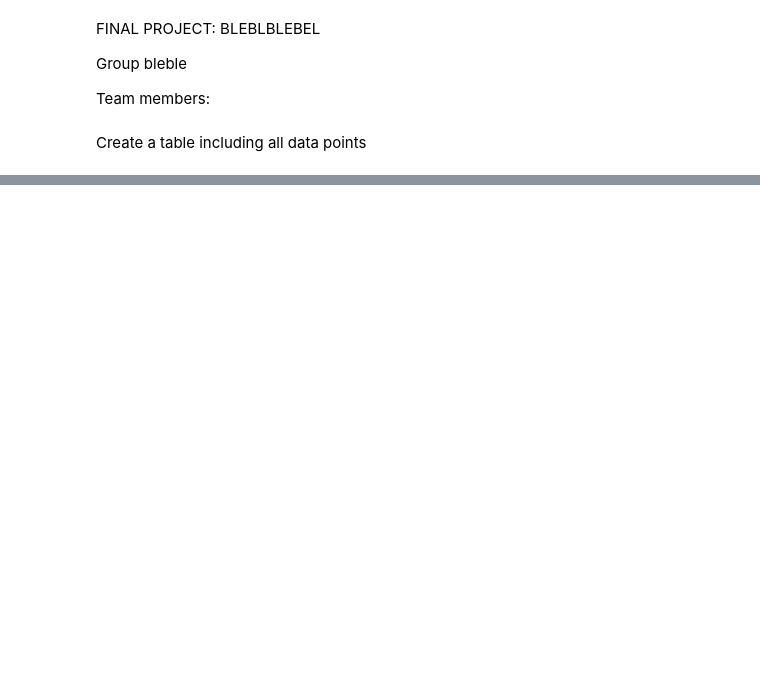
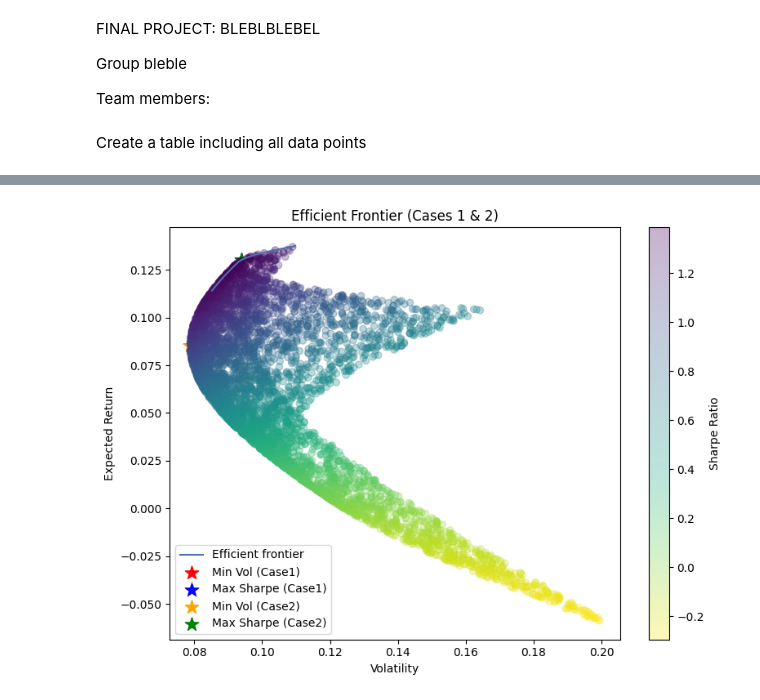
Before and after one commit to nanaaaiya/quanfin_final, a Jupyter notebook: final.ipynb, the cells around one changed output, grey strips where cells are left out. Saved outputs shown, nothing was run; the diff lists cells and outputs as text; code cells hidden in the pictures; blank space fills up the shorter version.

```diff
--- a/final.ipynb
+++ b/final.ipynb
@@ -129,0 +137,15 @@ print(monthly_avg)
+# %%
+# Select log return columns
+returns = df_returns[['gold_log_return', 'bond_log_return', 'stock_log_return']]
+
+# Annualize mean return vector
+mean_return_annual = returns.mean() * 12
+
+# Annualize covariance matrix
+cov_matrix_annual = returns.cov() * 12
+
+print("Annualized Mean Return Vector:")
+print(mean_return_annual)
+
+print("\nAnnualized Covariance Matrix:")
+print(cov_matrix_annual)
@@ -129,0 +247,66 @@ print(monthly_avg)
+# %%
+
+
+# mu = mean returns vector (annualized)
+# S = covariance matrix (annualized)
+
+# ---------------- CASE 1: Baseline ----------------
+ef_case1 = EfficientFrontier(mu, Sigma)  # no extra constraints besides default bounds (0,1)
+
+# Minimum volatility
+ef_min_vol_case1 = ef_case1.deepcopy()
+weights_min_vol_case1 = ef_min_vol_case1.min_volatility()
+ret_min_vol, std_min_vol, _ = ef_min_vol_case1.portfolio_performance(verbose=True)
+
+# Maximum Sharpe ratio
+ef_max_sharpe_case1 = ef_case1.deepcopy()
+weights_max_sharpe_case1 = ef_max_sharpe_case1.max_sharpe(risk_free_rate=0.04)
+ret_max_sharpe, std_max_sharpe, _ = ef_max_sharpe_case1.portfolio_performance(verbose=True)
+
+# ---------------- CASE 2: Gold floor & Bond cap ----------------
+ef_case2 = EfficientFrontier(mu, Sigma, weight_bounds=(0,1))
+
+# Add constraints
+ef_case2.add_constraint(lambda w: w[0] >= 0.05)  # Gold >= 5%
+ef_case2.add_constraint(lambda w: w[1] <= 0.30)  # Bond <= 30%
+# Full investment and long-only are already handled by EfficientFrontier defaults
+
+# Minimum volatility
+ef_min_vol_case2 = ef_case2.deepcopy()
+weights_min_vol_case2 = ef_min_vol_case2.min_volatility()
+ret_min_vol2, std_min_vol2, _ = ef_min_vol_case2.portfolio_performance(verbose=True)
+
+# Maximum Sharpe ratio
+ef_max_sharpe_case2 = ef_case2.deepcopy()
+weights_max_sharpe_case2 = ef_max_sharpe_case2.max_sharpe(risk_free_rate=0.04)
+ret_max_sharpe2, std_max_sharpe2, _ = ef_max_sharpe_case2.portfolio_performance(verbose=True)
+
+# ---------------- PLOT ----------------
+fig, ax = plt.subplots(figsize=(8,6))
+
+# Efficient frontier (baseline)
+plotting.plot_efficient_frontier(ef_case1, ax=ax, show_assets=False, ef_param="risk")
+
+# Highlight portfolios
+ax.scatter(std_min_vol, ret_min_vol, marker="*", s=150, c="red", label="Min Vol (Case1)")
+ax.scatter(std_max_sharpe, ret_max_sharpe, marker="*", s=150, c="blue", label="Max Sharpe (Case1)")
+ax.scatter(std_min_vol2, ret_min_vol2, marker="*", s=150, c="orange", label="Min Vol (Case2)")
+ax.scatter(std_max_sharpe2, ret_max_sharpe2, marker="*", s=150, c="green", label="Max Sharpe (Case2)")
+
+# Random portfolios for scatter
+n_samples = 5000
+w_random = np.random.dirichlet(np.ones(len(mu)), n_samples)
+rets_random = w_random.dot(mu)
+stds_random = np.sqrt(np.einsum('ij,jk,ik->i', w_random, Sigma, w_random))
+sharpes_random = rets_random / stds_random
+sc = ax.scatter(stds_random, rets_random, c=sharpes_random, cmap="viridis_r", alpha=0.3)
+
+cbar = plt.colorbar(sc)
+cbar.set_label("Sharpe Ratio")
+ax.set_xlabel("Volatility")
+ax.set_ylabel("Expected Return")
+ax.set_title("Efficient Frontier (Cases 1 & 2)")
+ax.legend()
+plt.tight_layout()
+plt.show()
+# %% [output]
@@ -129,0 +325 @@ print(monthly_avg)
+[figure, added]
```
Also changed, not shown: parts of 23 cells of this notebook.
